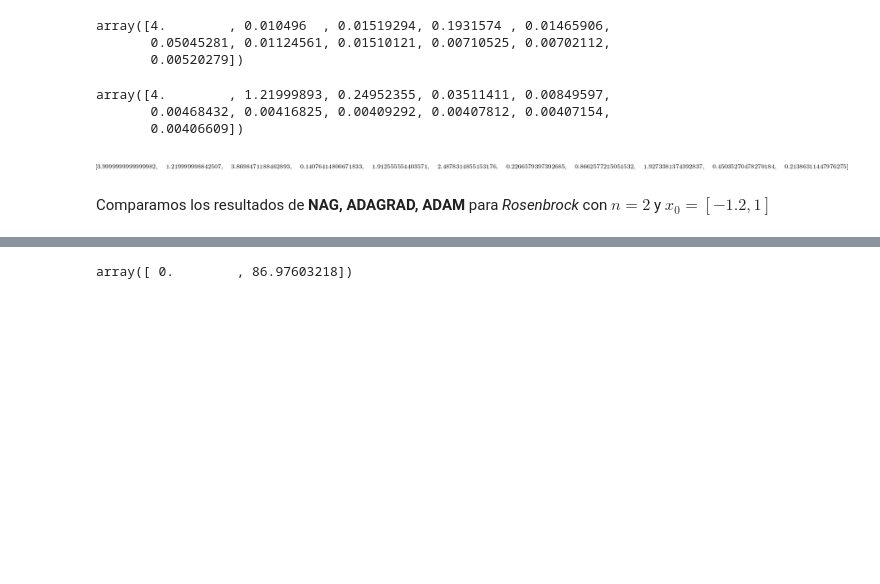
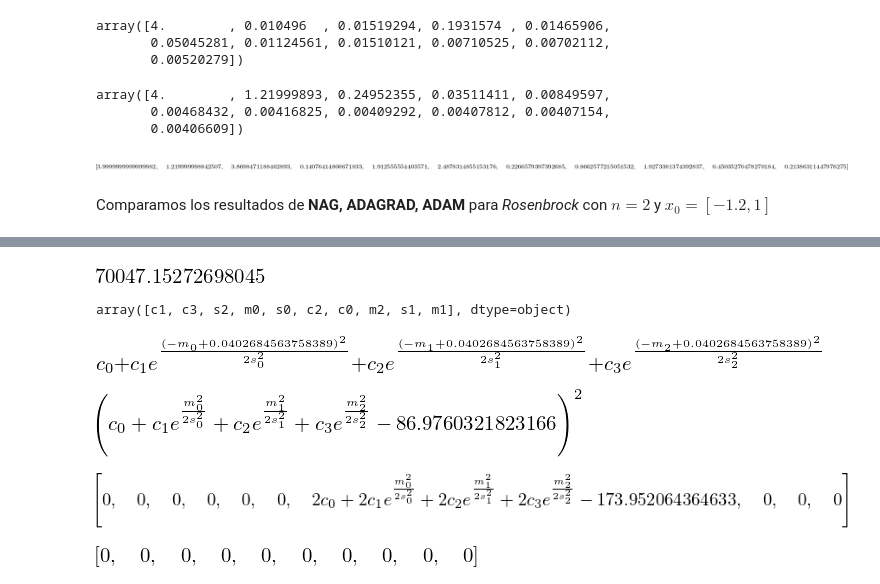
Before and after one commit to nottu/nottu-notes, a Jupyter notebook: MachineLearning/tarea_2_javier_peralta.ipynb, the cells around one changed output, grey strips where cells are left out. Cells and saved outputs as stored; diff of their text form; code cells hidden in the pictures; blank space fills up the shorter version.

```diff
--- a/MachineLearning/tarea_2_javier_peralta.ipynb
+++ b/MachineLearning/tarea_2_javier_peralta.ipynb
@@ -187,18 +187,47 @@ Wall time: 3min 27s
 # %%
 data = np.load('data.npy')
 # %%
-def radial_gauss(x, mu, sigma):
+def radial_gauss(x, mu, sigma, lib=sp):
     expv = (x - mu)**2 / (2 * sigma**2)
-    return np.exp(expv)
+    return lib.exp(expv)
 
-def radial_fit(x, mu, sigma, c):
+def radial_fit(x, mu, sigma, c, lib=sp):
     val = c[0]
     for i in range(len(mu)):
-        val += c[i+1] * radial_fit(x, mu[i], sigma[i])
+        val += c[i+1] * radial_gauss(x, mu[i], sigma[i], lib)
     return val
 
-def radial_err(x, y, mu, sigma, c):
+def radial_err(x, y, mu, sigma, c, lib=sp):
     err = 0
     for i in range(len(y)):
-        err += (radial_fit(x[i]) - y[i])**2
+        err += (radial_fit(x[i], mu, sigma, c, lib) - y[i])**2
     return err
+
+def create_radial_err_fun(x, y):
+    def fun(msc):
+        k = int(np.floor(len(msc)/3))
+        mu, sigma, c = msc[:k], msc[k:2*k], msc[2*k:]
+    return fun
+# %%
+radial_err(data[:10, 0], data[:10, 1], np.array([0, 1, 2]), np.array([1, 2, 3]), np.array([0, 1, 2, 3]))
+# %% [output]
+[figure, added]
+# %%
+k = 3
+c = sp.symbols('c0:{}'.format(k + 1))
+mu = sp.symbols('m0:{}'.format(k))
+sigma = sp.symbols('s0:{}'.format(k))
+
+v = np.array(c+mu+sigma)
+np.random.shuffle(v)
+v
+# %% [output]
+array([c1, c3, s2, m0, s0, c2, c0, m2, s1, m1], dtype=object)
+# %%
+radial_fit(data[1:2, 0][0], mu ,sigma, c, sp)
+# %% [output]
+[figure, added]
+# %%
+radial_err(data[:1, 0], data[:1, 1], mu ,sigma, c, sp)
+# %% [output]
+[figure, added]
@@ -205,7 +262,22 @@ def radial_err(x, y, mu, sigma, c):
+# %%
+radial_err_pdif(data[:1, 0], data[:1, 1], mu, sigma, c, [0,0,0,0,0,0,1,0,0,0])
+# %% [output]
+[figure, added]
 # %%
-def nag_batch(f, gradf, x0, nIter, alpha, eta, batch_sz):
+def create_mask(idx, k):
+    mask = [0] * k
+    for i in idx
+        mask[i] = 1
+    return mask
+
+def nag_batch(f, gradf, x0, nIter, alpha, eta, batch_size):
     assert alpha > 0 and eta > 0#positive step size
-    a, e, x = alpha, eta, np.random.shuffle(x0)
+    a, e, x = alpha, eta, x0
+    mask_indexes = [i for i in range(len(x0))]
+    np.random.shuffle(mask_indexes)
+
+    #need to implement batch code
+
     #primer paso es desenso de gradiente...
     p = gradf(x)
     fx = [f(x)]
@@ -220,4 +292,4 @@ def nag_batch(f, gradf, x0, nIter, alpha, eta, batch_sz):
         fx.append(f(x))
     return np.array(fx)
 # %% [output]
-array([ 0.        , 86.97603218])
+[figure, added]
```
Also changed, not shown: parts of 12 cells of this notebook, 1 other file.
